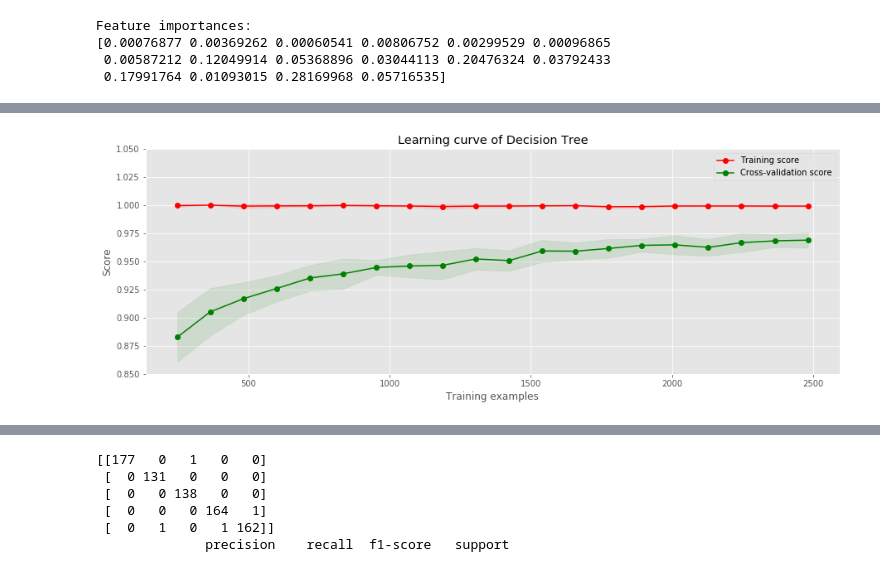
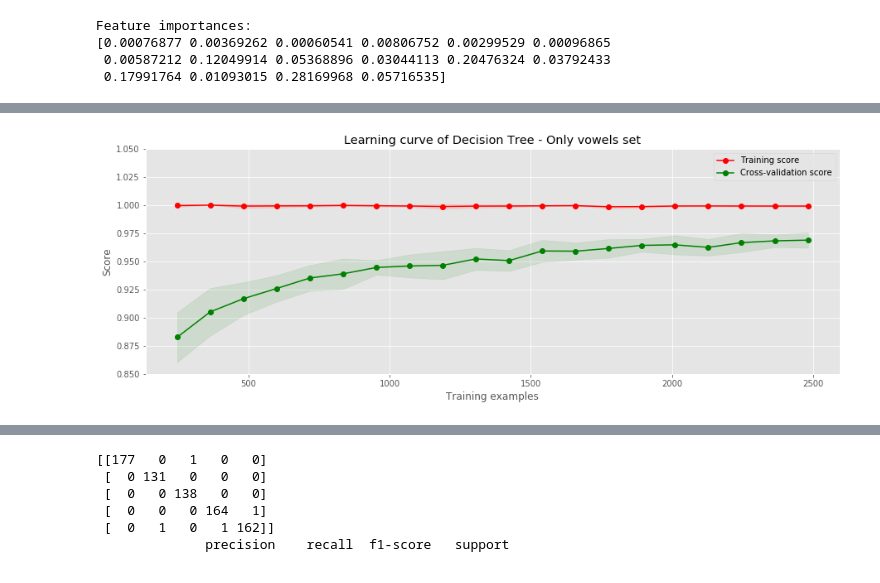
Before and after one commit to dkohkemper/pattern_recognition, a Jupyter notebook: proyecto_final/proyecto_final.ipynb, the cells around one changed output, grey strips where cells are left out. Cells and saved outputs as stored; diff of their text form; code cells hidden in the pictures.

```diff
--- a/proyecto_final/proyecto_final.ipynb
+++ b/proyecto_final/proyecto_final.ipynb
@@ -553,19 +578,19 @@ graph
 # %%
 # Separate data intro training and test sets
 x_train, x_test, y_train, y_test = train_test_split(input_features, output_class, test_size=0.20, random_state=0)
 
 # Cross validation with 10 iterations and 20% of samples as test
 # Use ShuffleSplit
 cv = ShuffleSplit(n_splits=10, test_size=0.20, random_state=0)
 
 # Select classifier
 estimator = DecisionTreeClassifier(max_depth = 13, random_state=0)
 
 # Plot learning curves
-title = "Learning curve of Decision Tree"
+title = "Learning curve of Decision Tree - Only vowels set"
 plot_learning_curve(estimator, title, x_train, y_train, ylim=(0.85, 1.05), cv=cv, n_jobs=4)
 
 plt.grid()
 plt.show()
 # %% [output]
-[figure, old version]
+[figure, new version]
```
Also changed, not shown: parts of 21 cells of this notebook.
